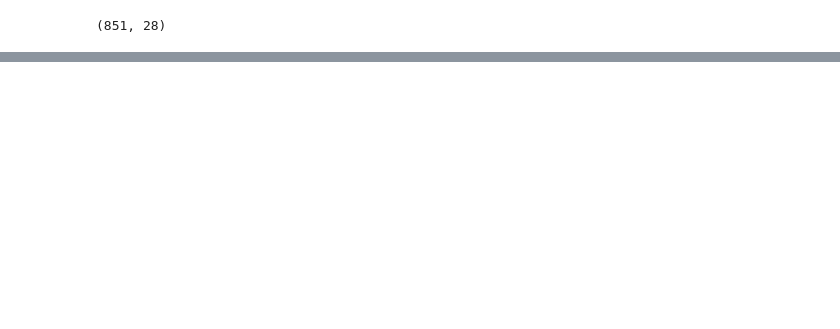
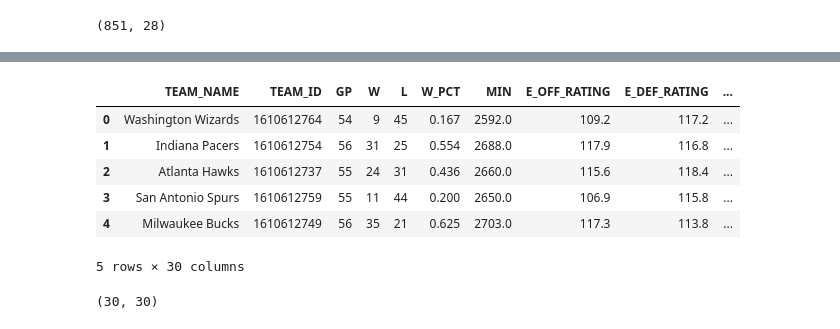
Before and after one commit to Willemluyten3/playermodels, a Jupyter notebook: nba_api_intro.ipynb, the cells around one changed output, grey strips where cells are left out. Cells and saved outputs as stored; diff of their text form; code cells hidden in the pictures; blank space fills up the shorter version.

```diff
--- a/nba_api_intro.ipynb
+++ b/nba_api_intro.ipynb
@@ -108,3 +185,21 @@ JSONDecodeError: Expecting value: line 1 column 1 (char 0)
+# %%
+from nba_api.stats.endpoints import teamestimatedmetrics
+
+estmet = teamestimatedmetrics.TeamEstimatedMetrics()
+metrics = estmet.get_data_frames()[0]
+metrics.head()
+# %% [output]
+|  | TEAM_NAME | TEAM_ID | GP | W | L | W_PCT | MIN | E_OFF_RATING | E_DEF_RATING | ... |
+| 0 | Washington Wizards | 1610612764 | 54 | 9 | 45 | 0.167 | 2592.0 | 109.2 | 117.2 | ... |
+| 1 | Indiana Pacers | 1610612754 | 56 | 31 | 25 | 0.554 | 2688.0 | 117.9 | 116.8 | ... |
+| 2 | Atlanta Hawks | 1610612737 | 55 | 24 | 31 | 0.436 | 2660.0 | 115.6 | 118.4 | ... |
+| 3 | San Antonio Spurs | 1610612759 | 55 | 11 | 44 | 0.200 | 2650.0 | 106.9 | 115.8 | ... |
+| 4 | Milwaukee Bucks | 1610612749 | 56 | 35 | 21 | 0.625 | 2703.0 | 117.3 | 113.8 | ... |
+5 rows × 30 columns
+# %%
+metrics.shape
+# %% [output]
+(30, 30)
 # %%
 #want to predict player's point totals in a given game based on:
 #how that player is doing, how their team is doing
```
Also changed, not shown: parts of 9 cells of this notebook.
